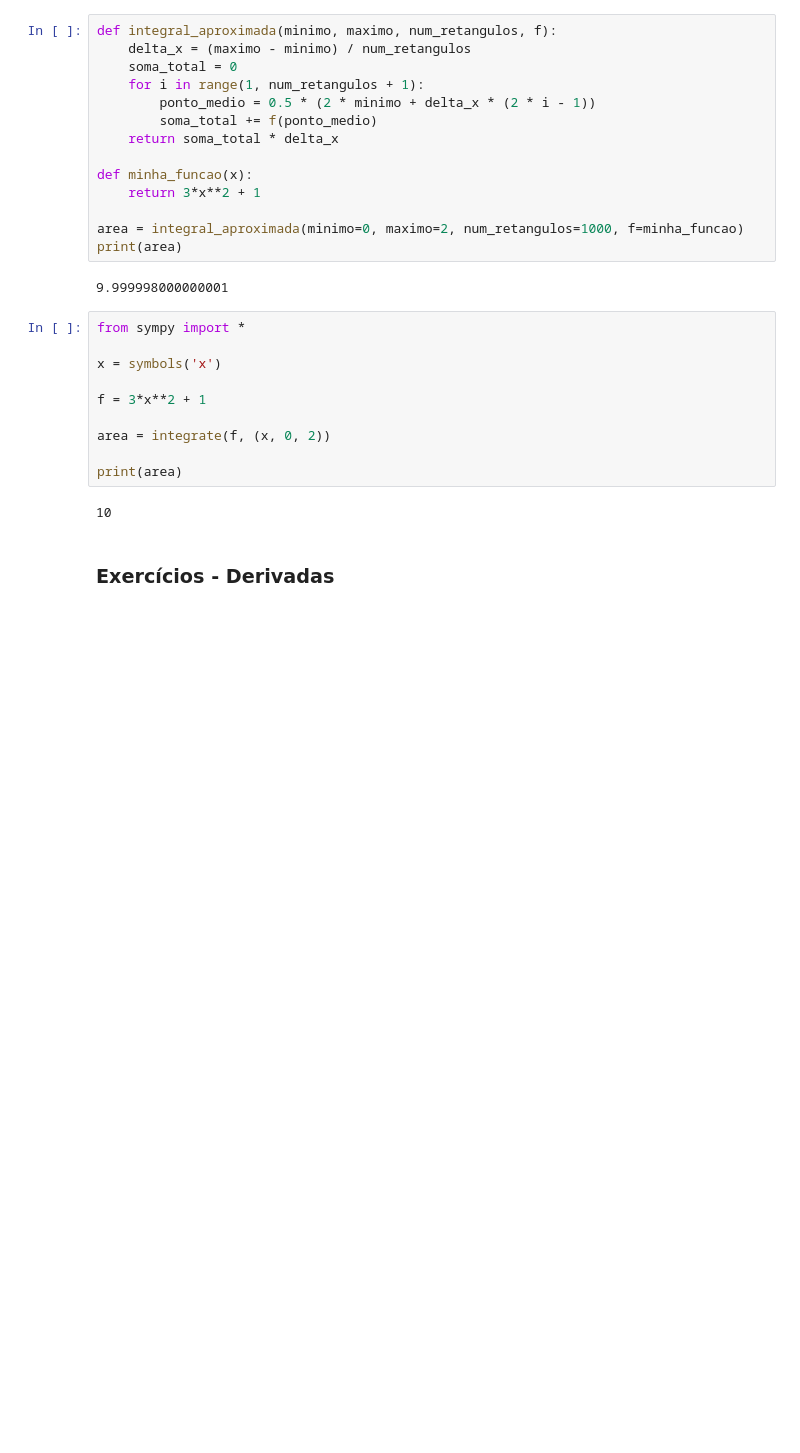
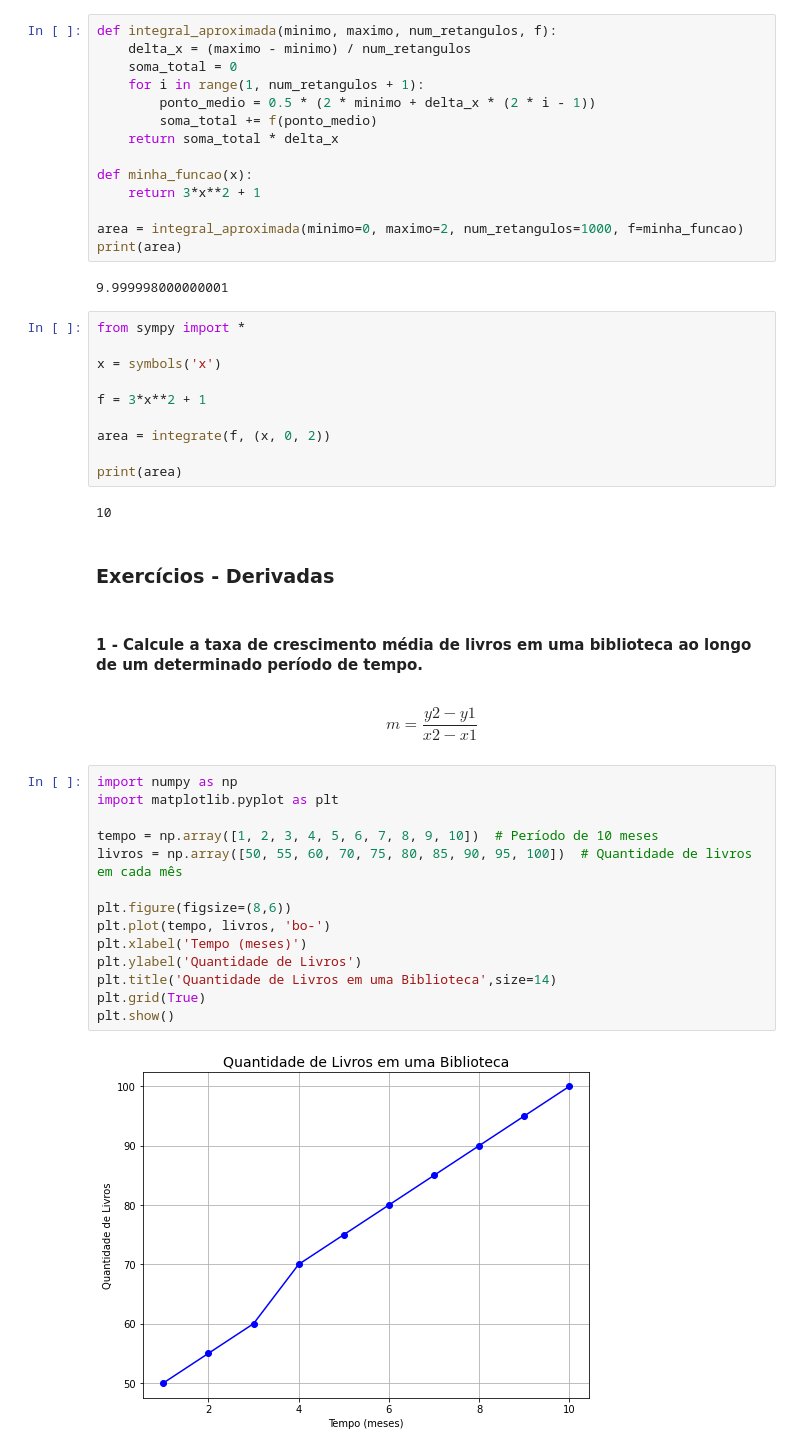
Before and after one commit to FranciscoFoz/math-stats-training, a Jupyter notebook: Matemática/matematica_basica.ipynb, the cells around one changed output. Cells and saved outputs as stored; diff of their text form; blank space fills up the shorter version.

```diff
--- a/Matemática/matematica_basica.ipynb
+++ b/Matemática/matematica_basica.ipynb
@@ -1085,3 +1085,23 @@ print(area)
 10
 # %% [markdown]
 ### Exercícios - Derivadas
+# %% [markdown]
+#### 1 - Calcule a taxa de crescimento média de livros em uma biblioteca ao longo de um determinado período de tempo.
+# %% [markdown]
+$$ m = \frac{y2 - y1}{x2 - x1} $$
+# %%
+import numpy as np
+import matplotlib.pyplot as plt
+
+tempo = np.array([1, 2, 3, 4, 5, 6, 7, 8, 9, 10])  # Período de 10 meses
+livros = np.array([50, 55, 60, 70, 75, 80, 85, 90, 95, 100])  # Quantidade de livros em cada mês
+
+plt.figure(figsize=(8,6))
+plt.plot(tempo, livros, 'bo-')
+plt.xlabel('Tempo (meses)')
+plt.ylabel('Quantidade de Livros')
+plt.title('Quantidade de Livros em uma Biblioteca',size=14)
+plt.grid(True)
+plt.show()
+# %% [output]
+[figure, added]
```
Also changed, not shown: parts of 9 cells of this notebook.
